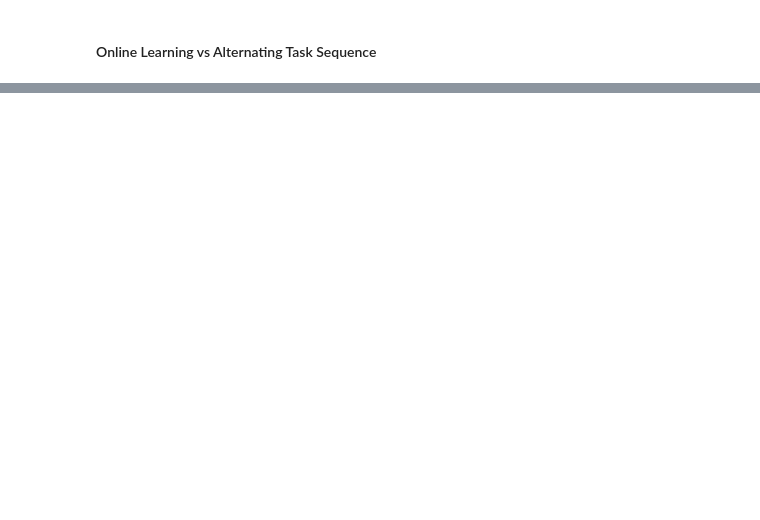
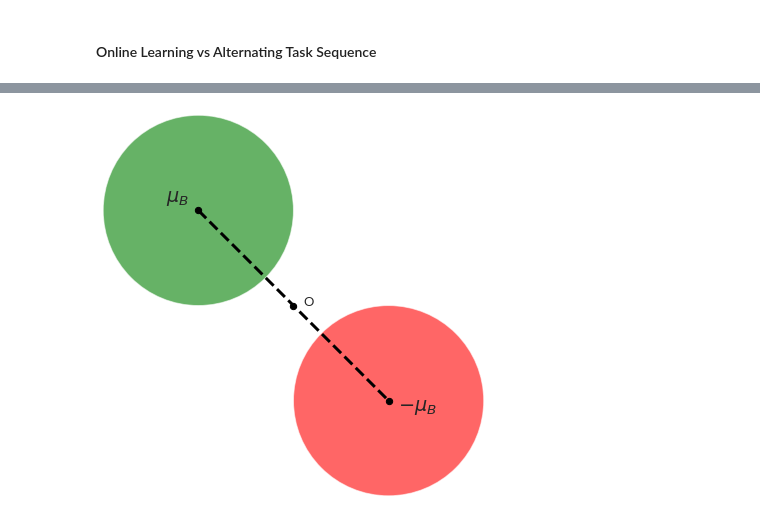
Before and after one commit to neurodata/ProL, a Jupyter notebook: notebooks/2-alternating-sequence.ipynb, the cells around one changed output, grey strips where cells are left out. Saved outputs shown, nothing was run; the diff lists cells and outputs as text; code cells hidden in the pictures; blank space fills up the shorter version.

```diff
--- a/notebooks/2-alternating-sequence.ipynb
+++ b/notebooks/2-alternating-sequence.ipynb
@@ -304,2 +303,26 @@ plt.show()
 # %%
 fig.savefig("figures/online_seq1.pdf", bbox_inches='tight')
+# %%
+fig, ax = plt.subplots(figsize=(7,7))
+c1 = Circle((-1, 1), 1, fc="g", alpha=0.6)
+c2 = Circle((1, -1), 1, fc="r", alpha=0.6)
+patches = [c1, c2]
+for patch in patches:
+    ax.add_artist(patch)
+ax.plot([-1, 1], [1, -1], c='k', lw=3, ls="dashed")
+ax.scatter([0], [0], c='k', s=40)
+ax.scatter([-1], [1], c='k', s=40)
+ax.scatter([1], [-1], c='k', s=40)
+ax.text(0.1, 0, "O", size='small')
+ax.text(-1.1, 1.1, r"$\mu_B$", size='large', ha='right')
+ax.text(1.1, -1.1, r"$-\mu_B$", size='large', ha='left')
+ax.set_xlim([-2, 2])
+ax.set_ylim([-2, 2])
+ax.set_aspect("equal")
+# ax.set_title("Task B", fontsize=16)
+ax.spines[['right', 'top', 'bottom', 'left']].set_visible(False)
+ax.set_xticks([])
+ax.set_yticks([])
+plt.show()
+# %% [output]
+[figure, added]
```
Also changed, not shown: parts of 7 cells of this notebook, 2 other files.
